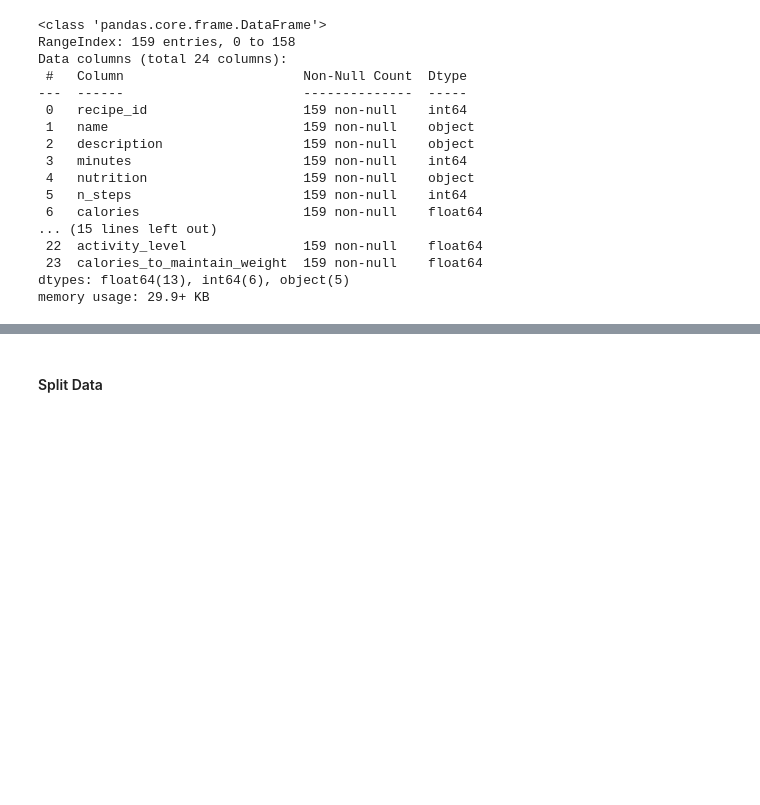
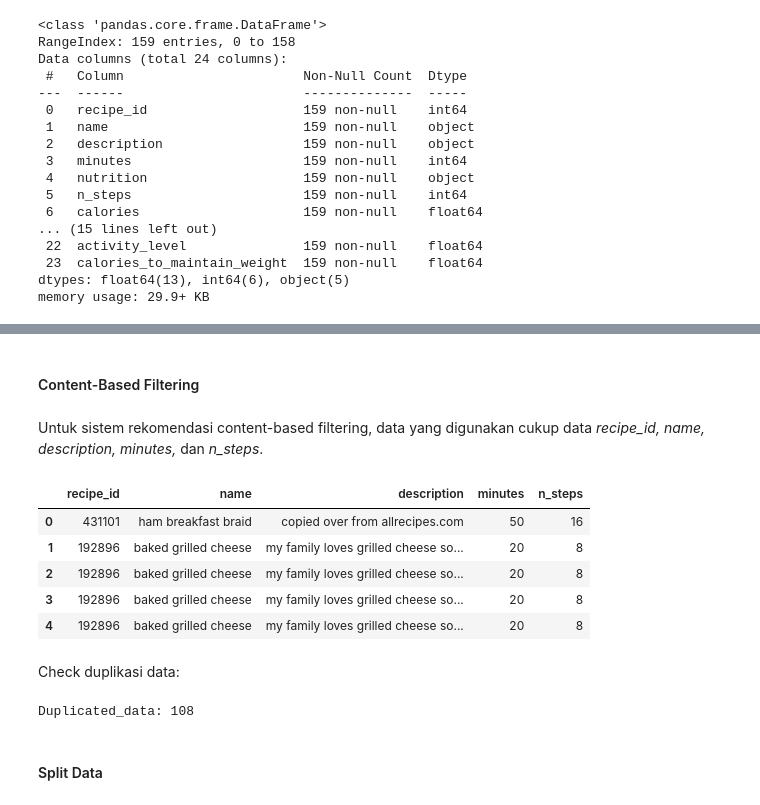
Before and after one commit to Sulbae/OlahGizi-Project, a Jupyter notebook: Food Recommender/notebook.ipynb, the cells around one changed output, grey strips where cells are left out. Cells and saved outputs as stored; diff of their text form; code cells hidden in the pictures; blank space fills up the shorter version.

```diff
--- a/Food Recommender/notebook.ipynb
+++ b/Food Recommender/notebook.ipynb
@@ -915,3 +904,29 @@ selected_data_df.head()
+# %% [markdown]
+#### Content-Based Filtering
+# %% [markdown]
+Untuk sistem rekomendasi content-based filtering, data yang digunakan cukup data *recipe_id, name, description, minutes,* dan *n_steps*.
+# %%
+content_based_columns = ["recipe_id",
+                         "name",
+                         "description",
+                         "minutes",
+                         "n_steps"]
+
+content_based_df = selected_data_df[content_based_columns]
+content_based_df.head()
+# %% [output]
+|  | recipe_id | name | description | minutes | n_steps |
+| 0 | 431101 | ham breakfast braid | copied over from allrecipes.com | 50 | 16 |
+| 1 | 192896 | baked grilled cheese | my family loves grilled cheese so... | 20 | 8 |
+| 2 | 192896 | baked grilled cheese | my family loves grilled cheese so... | 20 | 8 |
+| 3 | 192896 | baked grilled cheese | my family loves grilled cheese so... | 20 | 8 |
+| 4 | 192896 | baked grilled cheese | my family loves grilled cheese so... | 20 | 8 |
+# %% [markdown]
+Check duplikasi data:
+# %%
+print("Duplicated_data:", content_based_df.duplicated().sum())
+# %% [output]
+Duplicated_data: 108
 # %% [markdown]
 #### Split Data
 # %% [markdown]
```
Also changed, not shown: parts of 2 cells of this notebook.
